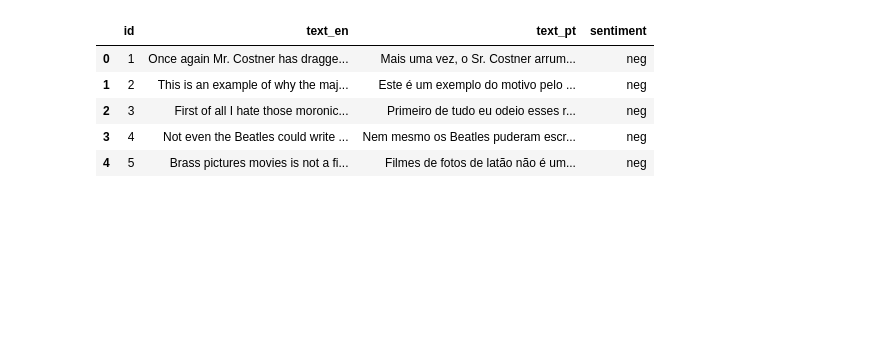
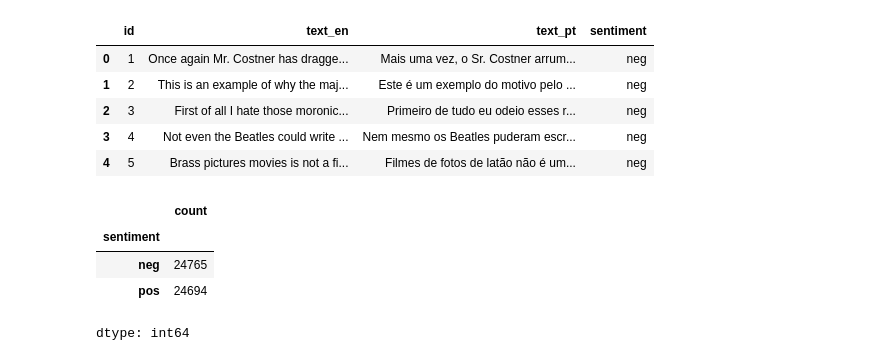
Before and after one commit to oakthyago/DC12-A-Solution-for-Managing-Electrical-Contract-Demand-in-Brazil, a Jupyter notebook: NLP_Introduction.ipynb, the cells around one changed output. Drawn from its saved outputs; the diff is of its cells as text; code cells hidden in the pictures; blank space fills up the shorter version.

```diff
--- a/NLP_Introduction.ipynb
+++ b/NLP_Introduction.ipynb
@@ -64,3 +64,11 @@ df.head()
 | 2 | 3 | First of all I hate those moronic... | Primeiro de tudo eu odeio esses r... | neg |
 | 3 | 4 | Not even the Beatles could write ... | Nem mesmo os Beatles puderam escr... | neg |
 | 4 | 5 | Brass pictures movies is not a fi... | Filmes de fotos de latão não é um... | neg |
+# %%
+reviews.sentiment.value_counts()
+# %% [output]
+|  | count |
+| sentiment |  |
+| neg | 24765 |
+| pos | 24694 |
+dtype: int64
```
Also changed, not shown: parts of 25 cells of this notebook.
